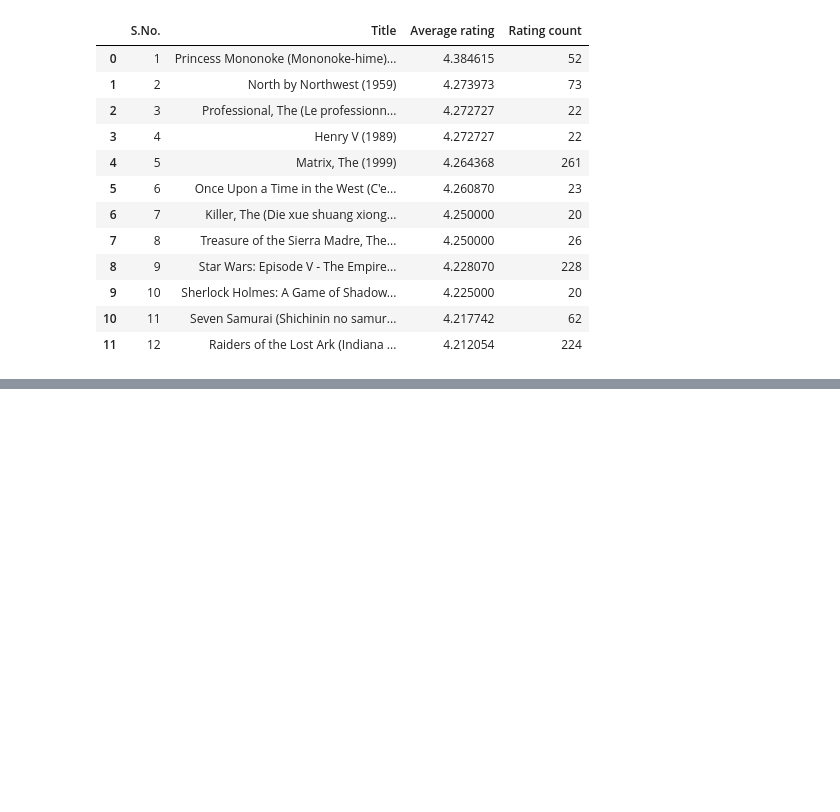
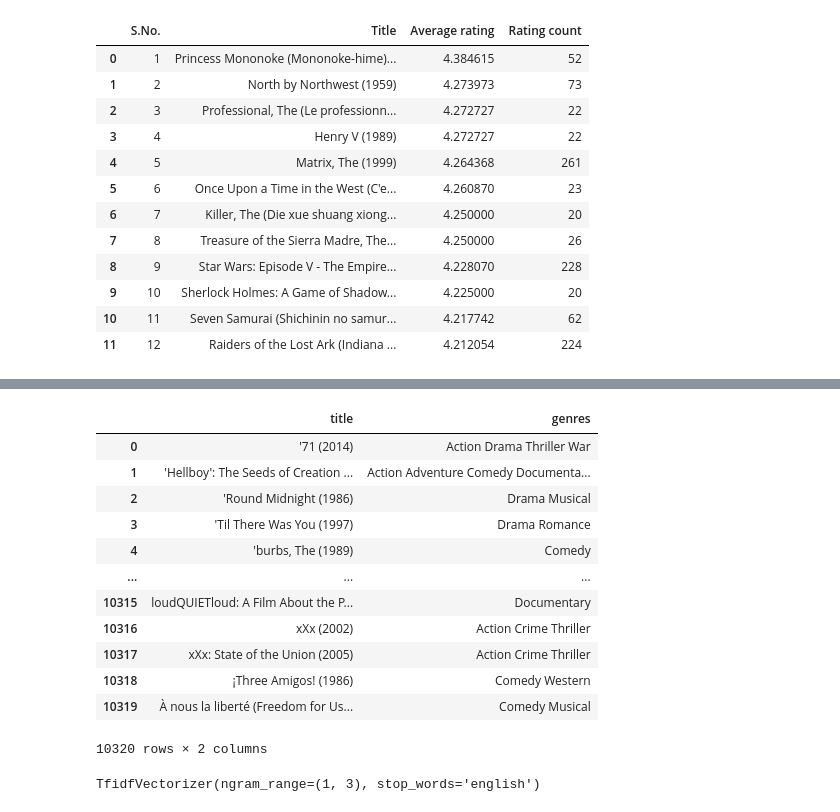
Before and after one commit to allenbiji/datascienceproject, a Jupyter notebook: Recommendationsystem.ipynb, the cells around one changed output, grey strips where cells are left out. Cells and saved outputs as stored; diff of their text form; code cells hidden in the pictures; blank space fills up the shorter version.

```diff
--- a/Recommendationsystem.ipynb
+++ b/Recommendationsystem.ipynb
@@ -222,0 +234,22 @@ topnreccomendations("Action",20,12)
+# %%
+movies3=movies2.groupby('title').agg({'genres':lambda x: " ".join(x)}).reset_index()
+movies3
+# %% [output]
+|  | title | genres |
+| 0 | '71 (2014) | Action Drama Thriller War |
+| 1 | 'Hellboy': The Seeds of Creation ... | Action Adventure Comedy Documenta... |
+| 2 | 'Round Midnight (1986) | Drama Musical |
+| 3 | 'Til There Was You (1997) | Drama Romance |
+| 4 | 'burbs, The (1989) | Comedy |
+| ... | ... | ... |
+| 10315 | loudQUIETloud: A Film About the P... | Documentary |
+| 10316 | xXx (2002) | Action Crime Thriller |
+| 10317 | xXx: State of the Union (2005) | Action Crime Thriller |
+| 10318 | ¡Three Amigos! (1986) | Comedy Western |
+| 10319 | À nous la liberté (Freedom for Us... | Comedy Musical |
+10320 rows × 2 columns
+# %%
+tf=TfidfVectorizer(analyzer='word',ngram_range=(1,3),stop_words='english')
+tf
+# %% [output]
+TfidfVectorizer(ngram_range=(1, 3), stop_words='english')
```
Also changed, not shown: parts of 7 cells of this notebook.
